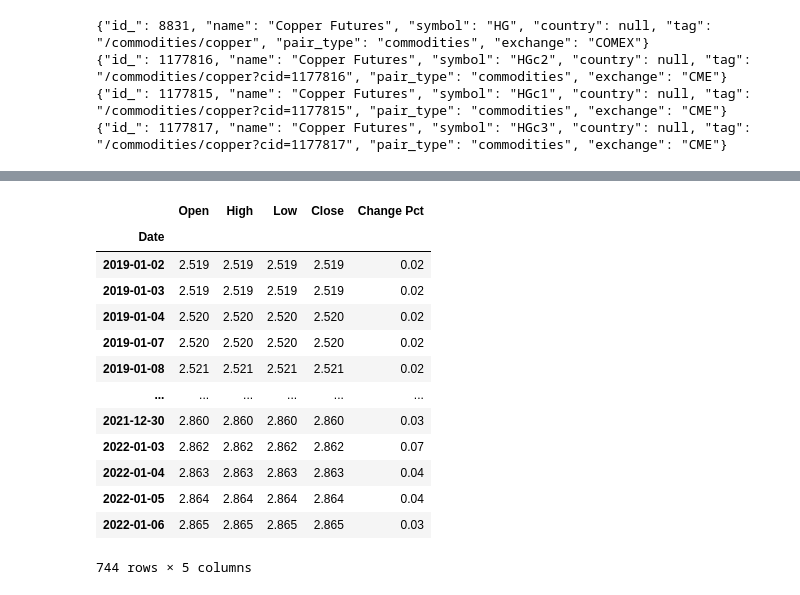
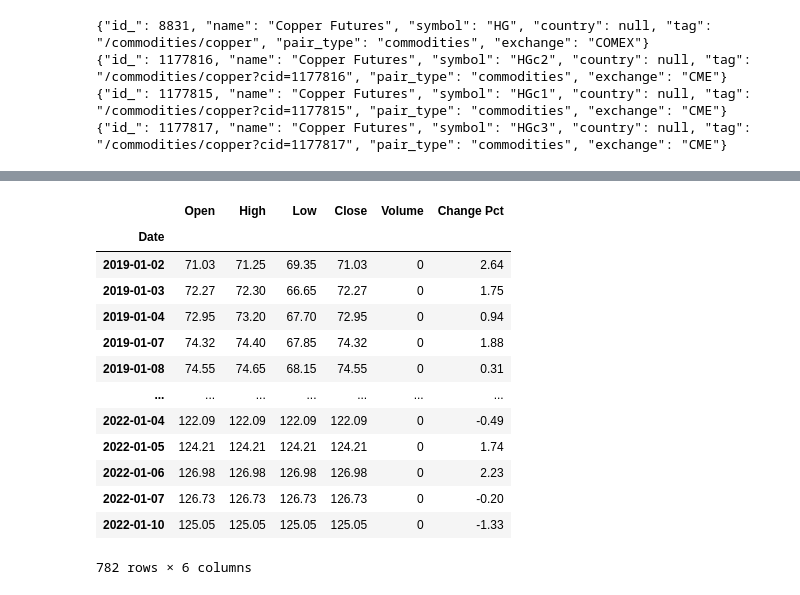
Before and after one commit to MatheusMDi/price, a Jupyter notebook: investpyDINIZ.ipynb, the cells around one changed output, grey strips where cells are left out. Drawn from its saved outputs; the diff is of its cells as text; code cells hidden in the pictures.

```diff
--- a/investpyDINIZ.ipynb
+++ b/investpyDINIZ.ipynb
@@ -93,6 +157,5 @@ Fundos de investimento
 # %%
-dire_results = inv.search_quotes(text = 'direcional', products=['funds'], n_results=50)
-for dire_results in dire_results:
-  print(dire_results)
-dire_results
+iron_results = inv.search_quotes(text = 'iron', products=['commodities'], n_results=50)
+for iron_results in iron_results[1:2]:
+  print(iron_results)
 # %% [output]
@@ -103,18 +163,18 @@ dire_results
 # %%
-dire_funds = dire_results.retrieve_historical_data(from_date='01/01/2019', to_date= data)
-dire_funds
+iron = iron_results.retrieve_historical_data(from_date='01/01/2019', to_date= data)
+iron
 # %% [output]
-|  | Open | High | Low | Close | Change Pct |
-| Date |  |  |  |  |  |
-| 2019-01-02 | 2.519 | 2.519 | 2.519 | 2.519 | 0.02 |
-| 2019-01-03 | 2.519 | 2.519 | 2.519 | 2.519 | 0.02 |
-| 2019-01-04 | 2.520 | 2.520 | 2.520 | 2.520 | 0.02 |
-| 2019-01-07 | 2.520 | 2.520 | 2.520 | 2.520 | 0.02 |
-| 2019-01-08 | 2.521 | 2.521 | 2.521 | 2.521 | 0.02 |
-| ... | ... | ... | ... | ... | ... |
-| 2021-12-30 | 2.860 | 2.860 | 2.860 | 2.860 | 0.03 |
-| 2022-01-03 | 2.862 | 2.862 | 2.862 | 2.862 | 0.07 |
-| 2022-01-04 | 2.863 | 2.863 | 2.863 | 2.863 | 0.04 |
-| 2022-01-05 | 2.864 | 2.864 | 2.864 | 2.864 | 0.04 |
-| 2022-01-06 | 2.865 | 2.865 | 2.865 | 2.865 | 0.03 |
+|  | Open | High | Low | Close | Volume | Change Pct |
+| Date |  |  |  |  |  |  |
+| 2019-01-02 | 71.03 | 71.25 | 69.35 | 71.03 | 0 | 2.64 |
+| 2019-01-03 | 72.27 | 72.30 | 66.65 | 72.27 | 0 | 1.75 |
+| 2019-01-04 | 72.95 | 73.20 | 67.70 | 72.95 | 0 | 0.94 |
+| 2019-01-07 | 74.32 | 74.40 | 67.85 | 74.32 | 0 | 1.88 |
+| 2019-01-08 | 74.55 | 74.65 | 68.15 | 74.55 | 0 | 0.31 |
+| ... | ... | ... | ... | ... | ... | ... |
+| 2022-01-04 | 122.09 | 122.09 | 122.09 | 122.09 | 0 | -0.49 |
+| 2022-01-05 | 124.21 | 124.21 | 124.21 | 124.21 | 0 | 1.74 |
+| 2022-01-06 | 126.98 | 126.98 | 126.98 | 126.98 | 0 | 2.23 |
+| 2022-01-07 | 126.73 | 126.73 | 126.73 | 126.73 | 0 | -0.20 |
+| 2022-01-10 | 125.05 | 125.05 | 125.05 | 125.05 | 0 | -1.33 |
-744 rows × 5 columns
+782 rows × 6 columns
```
Also changed, not shown: parts of 21 cells of this notebook.
